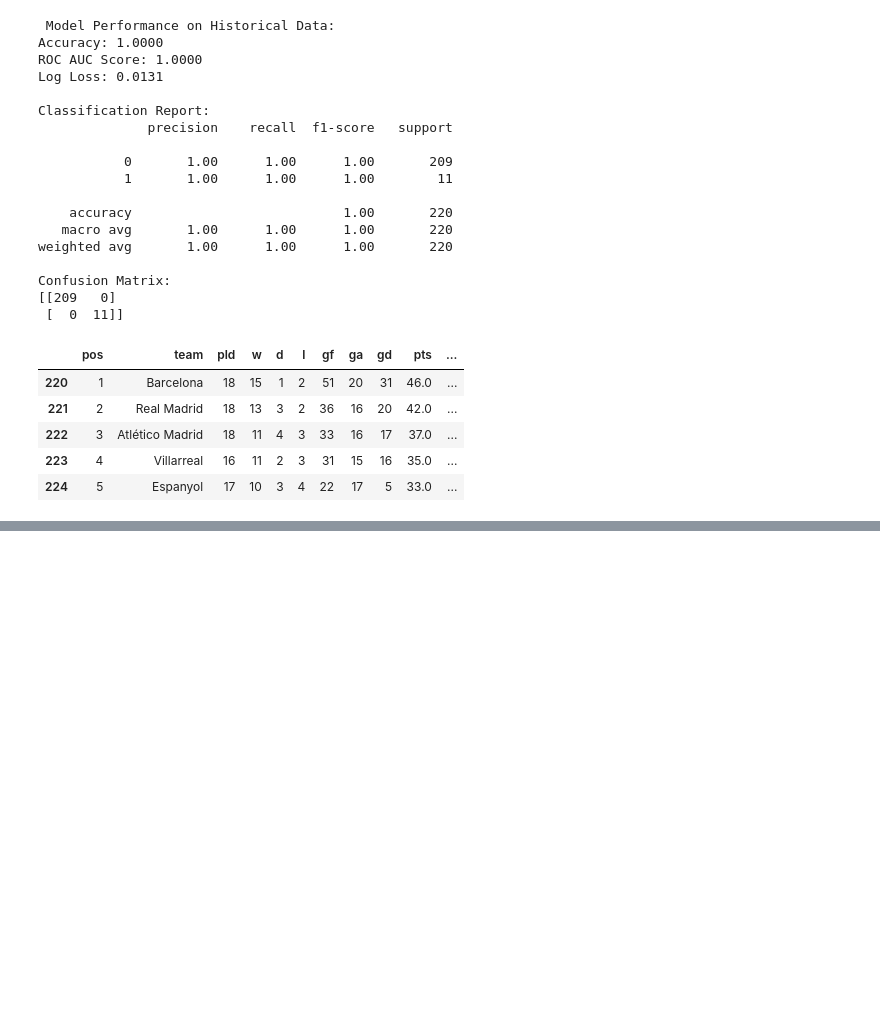
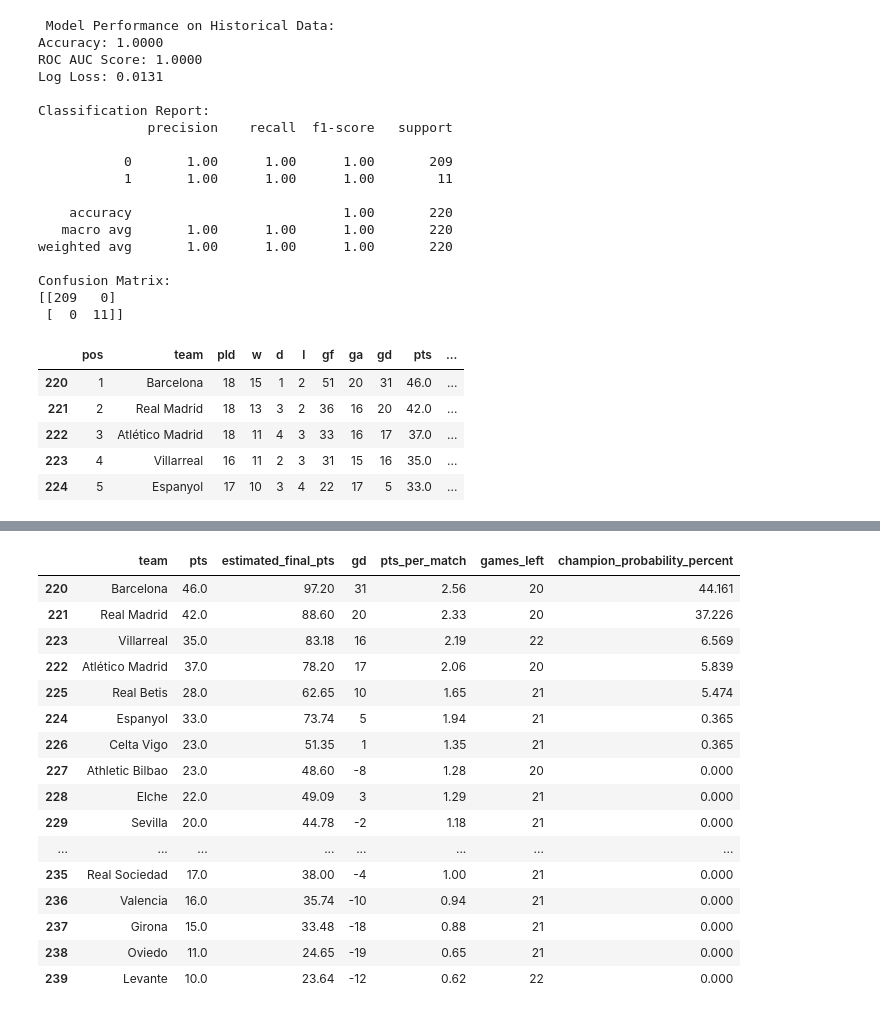
Before and after one commit to Acharya-Sachin/Laliga-25-26-Prediction-, a Jupyter notebook: laliga_data_analysis.ipynb, the cells around one changed output, grey strips where cells are left out. Saved outputs shown, nothing was run; the diff lists cells and outputs as text; code cells hidden in the pictures; blank space fills up the shorter version.

```diff
--- a/laliga_data_analysis.ipynb
+++ b/laliga_data_analysis.ipynb
@@ -304,0 +316,20 @@ df_test.head(5)
+# %%
+df_test[['team', 'pts', 'estimated_final_pts', 'gd', 'pts_per_match','games_left','champion_probability_percent']].sort_values(by='champion_probability_percent', ascending=False)
+# %% [output]
+|  | team | pts | estimated_final_pts | gd | pts_per_match | games_left | champion_probability_percent |
+| 220 | Barcelona | 46.0 | 97.20 | 31 | 2.56 | 20 | 44.161 |
+| 221 | Real Madrid | 42.0 | 88.60 | 20 | 2.33 | 20 | 37.226 |
+| 223 | Villarreal | 35.0 | 83.18 | 16 | 2.19 | 22 | 6.569 |
+| 222 | Atlético Madrid | 37.0 | 78.20 | 17 | 2.06 | 20 | 5.839 |
+| 225 | Real Betis | 28.0 | 62.65 | 10 | 1.65 | 21 | 5.474 |
+| 224 | Espanyol | 33.0 | 73.74 | 5 | 1.94 | 21 | 0.365 |
+| 226 | Celta Vigo | 23.0 | 51.35 | 1 | 1.35 | 21 | 0.365 |
+| 227 | Athletic Bilbao | 23.0 | 48.60 | -8 | 1.28 | 20 | 0.000 |
+| 228 | Elche | 22.0 | 49.09 | 3 | 1.29 | 21 | 0.000 |
+| 229 | Sevilla | 20.0 | 44.78 | -2 | 1.18 | 21 | 0.000 |
+| ... | ... | ... | ... | ... | ... | ... | ... |
+| 235 | Real Sociedad | 17.0 | 38.00 | -4 | 1.00 | 21 | 0.000 |
+| 236 | Valencia | 16.0 | 35.74 | -10 | 0.94 | 21 | 0.000 |
+| 237 | Girona | 15.0 | 33.48 | -18 | 0.88 | 21 | 0.000 |
+| 238 | Oviedo | 11.0 | 24.65 | -19 | 0.65 | 21 | 0.000 |
+| 239 | Levante | 10.0 | 23.64 | -12 | 0.62 | 22 | 0.000 |
```
Also changed, not shown: parts of 1 cell of this notebook.
